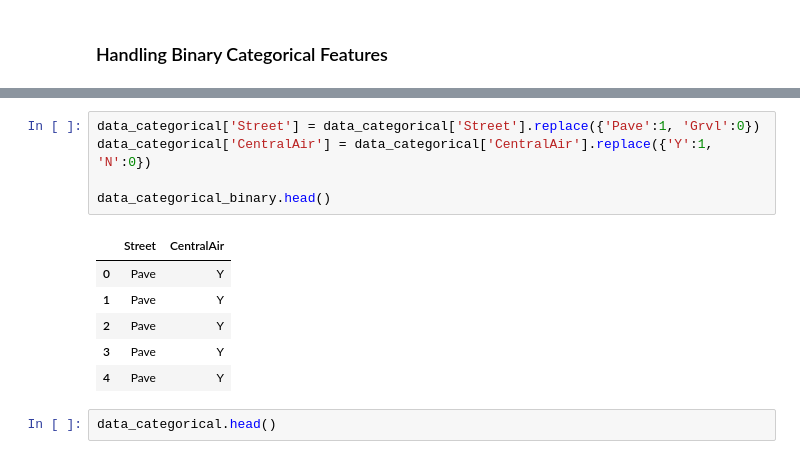
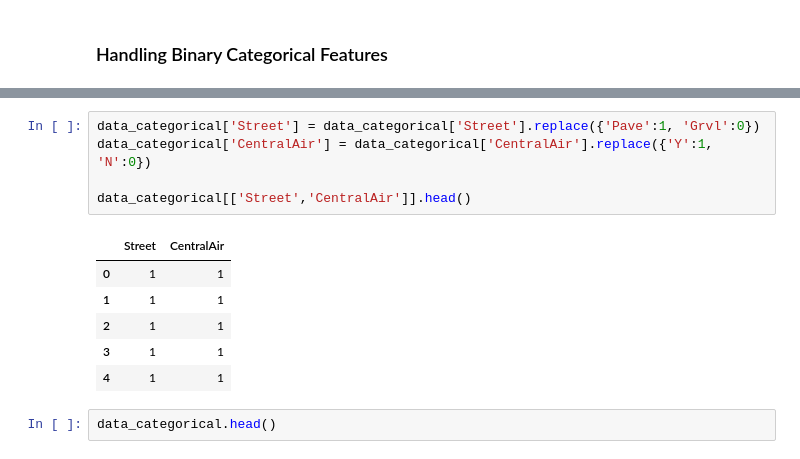
Before and after one commit to VictoriaS7/Springboard, a Jupyter notebook: House Prices Data Wrangling.ipynb, the cells around one changed output, grey strips where cells are left out. Drawn from its saved outputs; the diff is of its cells as text.

Commit message:
encoding binary features

```diff
--- a/House Prices Data Wrangling.ipynb
+++ b/House Prices Data Wrangling.ipynb
@@ -338,15 +337,15 @@ data_categorical_binary.head()
 # %%
 data_categorical['Street'] = data_categorical['Street'].replace({'Pave':1, 'Grvl':0})
 data_categorical['CentralAir'] = data_categorical['CentralAir'].replace({'Y':1, 'N':0})
 
-data_categorical_binary.head()
+data_categorical[['Street','CentralAir']].head()
 # %% [output]
 |  | Street | CentralAir |
-| 0 | Pave | Y |
-| 1 | Pave | Y |
-| 2 | Pave | Y |
-| 3 | Pave | Y |
-| 4 | Pave | Y |
+| 0 | 1 | 1 |
+| 1 | 1 | 1 |
+| 2 | 1 | 1 |
+| 3 | 1 | 1 |
+| 4 | 1 | 1 |
 # %%
 data_categorical.head()
 # %% [output]
```
Also changed, not shown: parts of 1 cell of this notebook.
